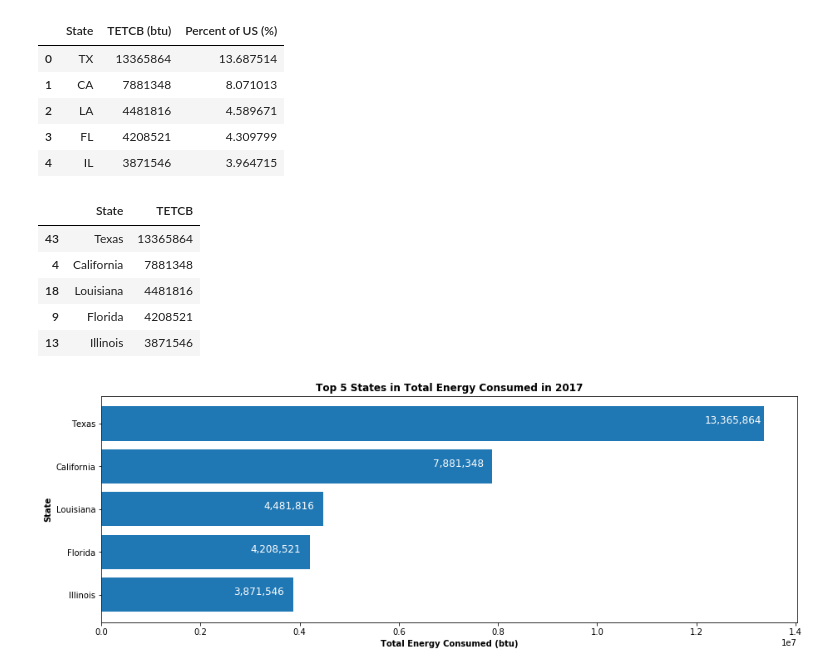
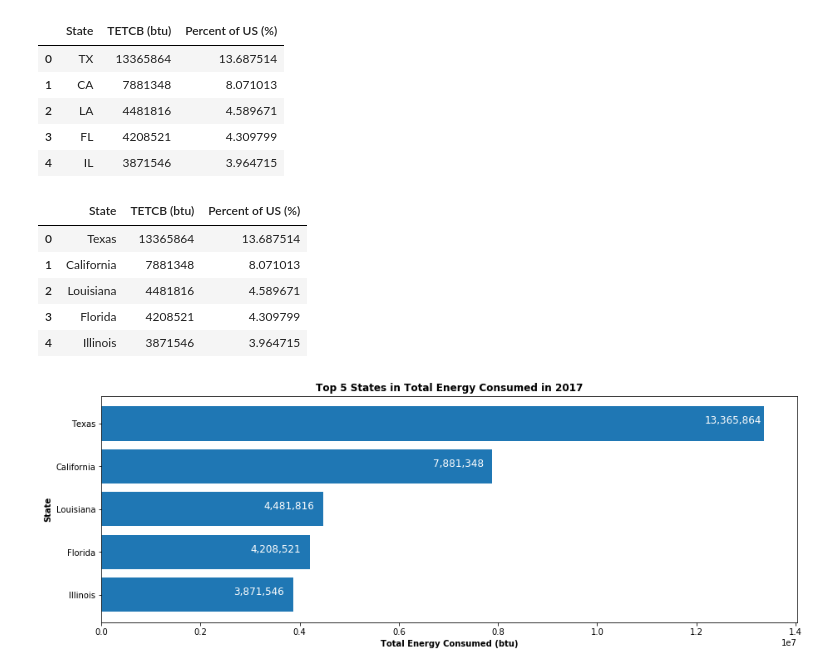
Before and after one commit to david-kishi/US_Energy_Consumption_Analysis, a Jupyter notebook: Analysis/Energy Consumption and CO2 Emission Analysis.ipynb, the cells around one changed output. Saved outputs shown, nothing was run; the diff lists cells and outputs as text; code cells hidden in the pictures.

```diff
--- a/Analysis/Energy Consumption and CO2 Emission Analysis.ipynb
+++ b/Analysis/Energy Consumption and CO2 Emission Analysis.ipynb
@@ -128,27 +128,18 @@ pct_state.head()
 | 2 | LA | 4481816 | 4.589671 |
 | 3 | FL | 4208521 | 4.309799 |
 | 4 | IL | 3871546 | 3.964715 |
-# %%
-top_5_state = []
-top_5_TETCB = []
-
-for state in states:
-    top_5_state.append(state)
-    top_5_TETCB.append(TETCB_STATES_df[state][0])
-
-top_5 = pd.DataFrame(data=({'State':top_5_state,'TETCB':top_5_TETCB}))
-top_5 = top_5.sort_values(by='TETCB',ascending=False)
-top_5 = top_5.head()
-
-renamed_states = ['Texas', 'California', 'Louisiana', 'Florida', 'Illinois']
-top_5.State = renamed_states
-top_5
-# %% [output]
-|  | State | TETCB |
-| 43 | Texas | 13365864 |
-| 4 | California | 7881348 |
-| 18 | Louisiana | 4481816 |
-| 9 | Florida | 4208521 |
-| 13 | Illinois | 3871546 |
+# %%
+top_5 = pct_state.head().copy()
+
+renamed_states = ['Texas', 'California', 'Louisiana', 'Florida', 'Illinois']
+top_5.State = renamed_states
+top_5
+# %% [output]
+|  | State | TETCB (btu) | Percent of US (%) |
+| 0 | Texas | 13365864 | 13.687514 |
+| 1 | California | 7881348 | 8.071013 |
+| 2 | Louisiana | 4481816 | 4.589671 |
+| 3 | Florida | 4208521 | 4.309799 |
+| 4 | Illinois | 3871546 | 3.964715 |
 # %%
 plt.figure(figsize=(15,5))
```
Also changed, not shown: parts of 50 cells of this notebook, 2 other files.
